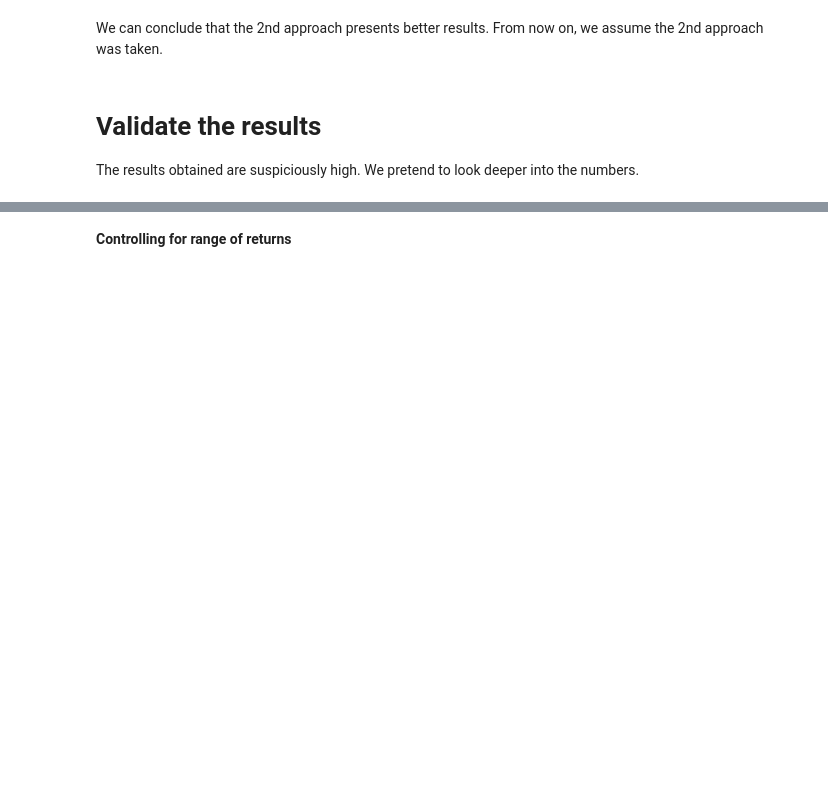
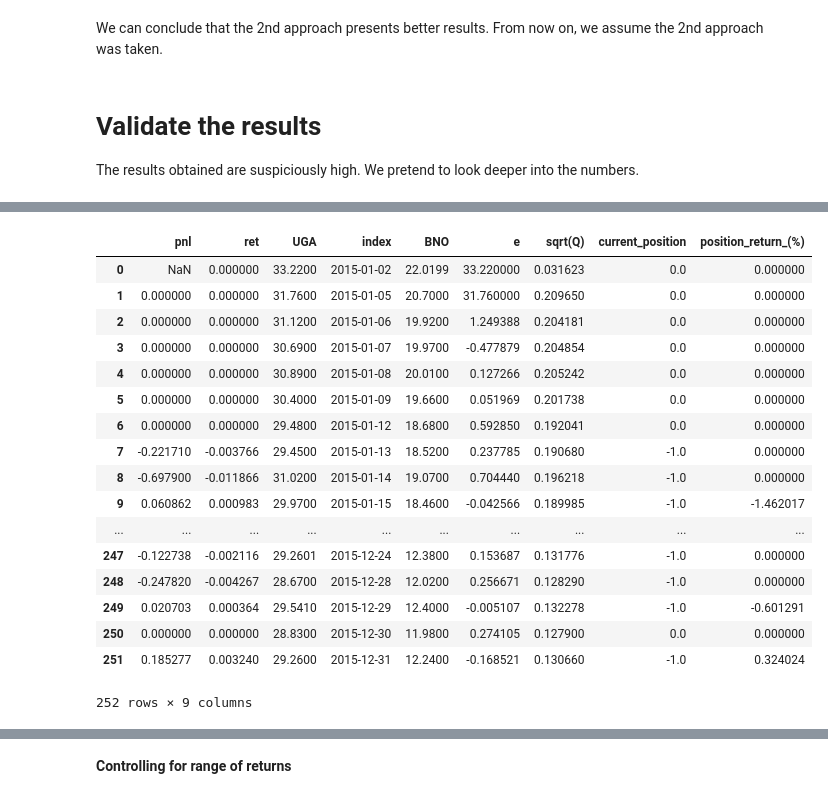
Before and after one commit to simaomsarmento/PairsTrading, a Jupyter notebook: PairsTrading_CommodityETFs-Validation.ipynb, the cells around one changed output, grey strips where cells are left out. Saved outputs shown, nothing was run; the diff lists cells and outputs as text; code cells hidden in the pictures; blank space fills up the shorter version.

```diff
--- a/PairsTrading_CommodityETFs-Validation.ipynb
+++ b/PairsTrading_CommodityETFs-Validation.ipynb
@@ -496,0 +505,21 @@ pairs_summary
+# %%
+performance_kalman_test[4][1]
+# %% [output]
+|  | pnl | ret | UGA | index | BNO | e | sqrt(Q) | current_position | position_return_(%) |
+| 0 | NaN | 0.000000 | 33.2200 | 2015-01-02 | 22.0199 | 33.220000 | 0.031623 | 0.0 | 0.000000 |
+| 1 | 0.000000 | 0.000000 | 31.7600 | 2015-01-05 | 20.7000 | 31.760000 | 0.209650 | 0.0 | 0.000000 |
+| 2 | 0.000000 | 0.000000 | 31.1200 | 2015-01-06 | 19.9200 | 1.249388 | 0.204181 | 0.0 | 0.000000 |
+| 3 | 0.000000 | 0.000000 | 30.6900 | 2015-01-07 | 19.9700 | -0.477879 | 0.204854 | 0.0 | 0.000000 |
+| 4 | 0.000000 | 0.000000 | 30.8900 | 2015-01-08 | 20.0100 | 0.127266 | 0.205242 | 0.0 | 0.000000 |
+| 5 | 0.000000 | 0.000000 | 30.4000 | 2015-01-09 | 19.6600 | 0.051969 | 0.201738 | 0.0 | 0.000000 |
+| 6 | 0.000000 | 0.000000 | 29.4800 | 2015-01-12 | 18.6800 | 0.592850 | 0.192041 | 0.0 | 0.000000 |
+| 7 | -0.221710 | -0.003766 | 29.4500 | 2015-01-13 | 18.5200 | 0.237785 | 0.190680 | -1.0 | 0.000000 |
+| 8 | -0.697900 | -0.011866 | 31.0200 | 2015-01-14 | 19.0700 | 0.704440 | 0.196218 | -1.0 | 0.000000 |
+| 9 | 0.060862 | 0.000983 | 29.9700 | 2015-01-15 | 18.4600 | -0.042566 | 0.189985 | -1.0 | -1.462017 |
+| ... | ... | ... | ... | ... | ... | ... | ... | ... | ... |
+| 247 | -0.122738 | -0.002116 | 29.2601 | 2015-12-24 | 12.3800 | 0.153687 | 0.131776 | -1.0 | 0.000000 |
+| 248 | -0.247820 | -0.004267 | 28.6700 | 2015-12-28 | 12.0200 | 0.256671 | 0.128290 | -1.0 | 0.000000 |
+| 249 | 0.020703 | 0.000364 | 29.5410 | 2015-12-29 | 12.4000 | -0.005107 | 0.132278 | -1.0 | -0.601291 |
+| 250 | 0.000000 | 0.000000 | 28.8300 | 2015-12-30 | 11.9800 | 0.274105 | 0.127900 | 0.0 | 0.000000 |
+| 251 | 0.185277 | 0.003240 | 29.2600 | 2015-12-31 | 12.2400 | -0.168521 | 0.130660 | -1.0 | 0.324024 |
+252 rows × 9 columns
```
Also changed, not shown: parts of 42 cells of this notebook, 7 other files.
